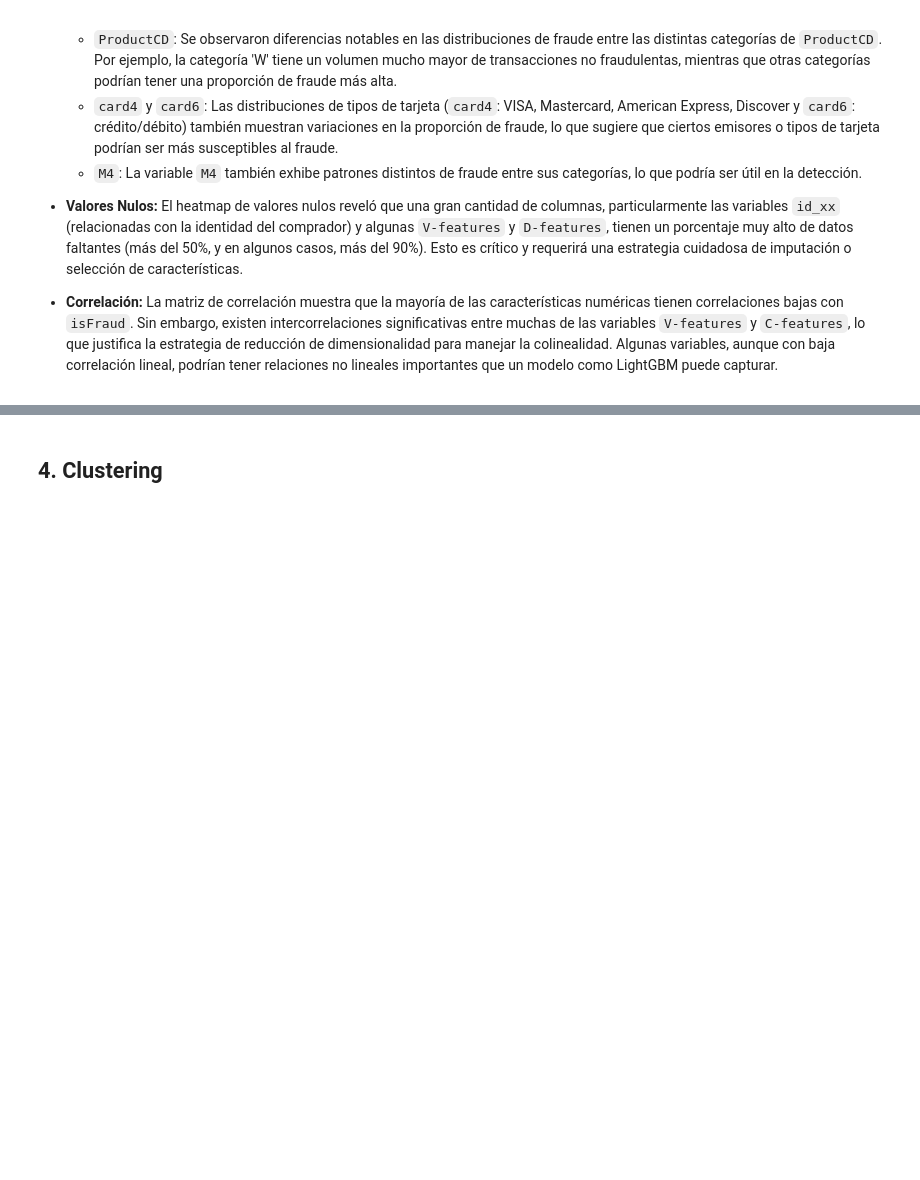
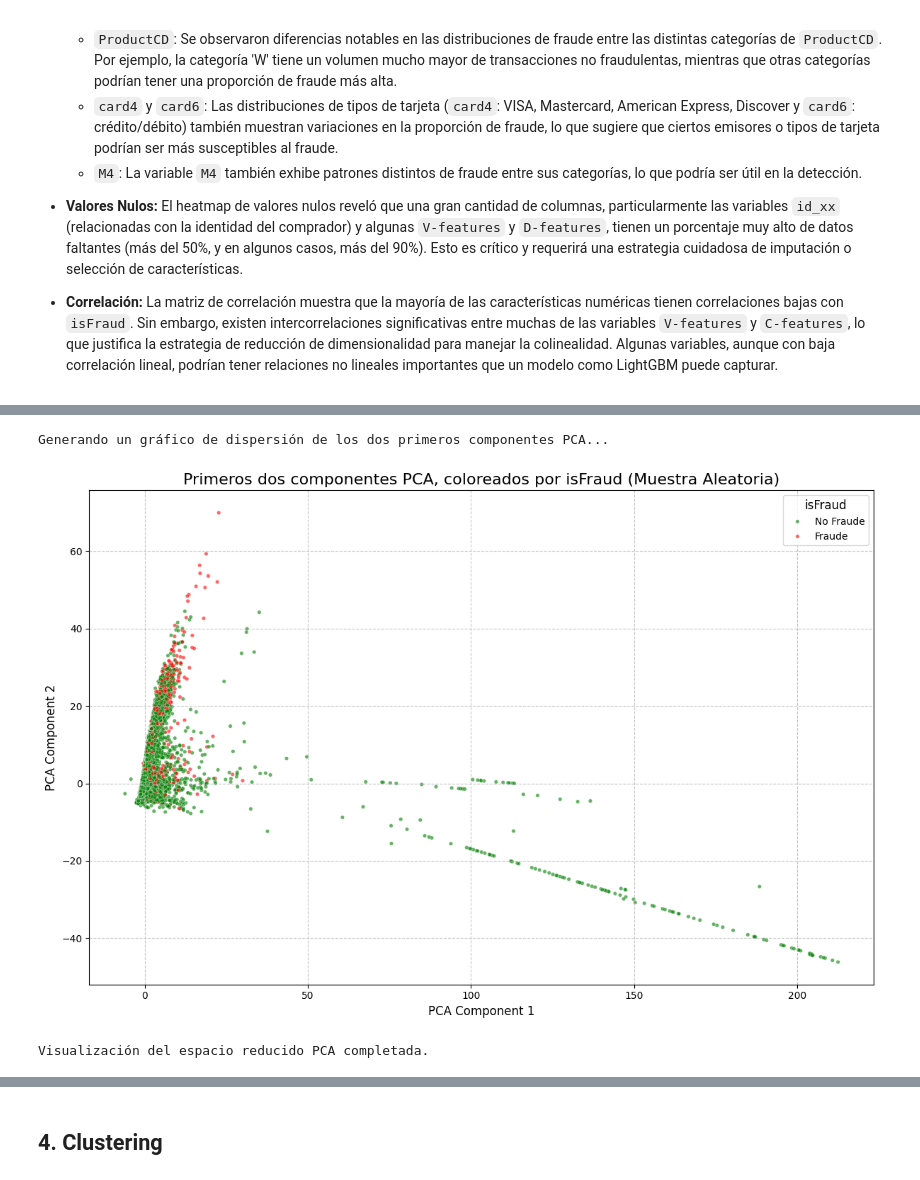
Before and after one commit to josenomberto/UTEC-CDIAV3-MCD8010, a Jupyter notebook: Proyecto02-Grupo1-jc.ipynb, the cells around one changed output, grey strips where cells are left out. Cells and saved outputs as stored; diff of their text form; code cells hidden in the pictures; blank space fills up the shorter version.

```diff
--- a/Proyecto02-Grupo1-jc.ipynb
+++ b/Proyecto02-Grupo1-jc.ipynb
@@ -570,0 +733,14 @@ for col in categorical_features:
+# %%
+print("Fusionando el DataFrame de componentes PCA con la variable objetivo 'isFraud'...")
+
+# Asegurarse de que los índices coinciden antes de la concatenación
+df_v_features_pca_components.reset_index(drop=True, inplace=True)
+y_train_pca.reset_index(drop=True, inplace=True)
+
+# 1. Concatenar el DataFrame de componentes PCA con la serie y_train_pca
+df_pca_combined = pd.concat([df_v_features_pca_components, y_train_pca], axis=1)
+
+print(f"DataFrames fusionados. Forma del nuevo DataFrame (df_pca_combined): {df_pca_combined.shape}")
+print("Primeras 5 filas de df_pca_combined:")
+display(df_pca_combined.head())
+print("Fusión completada.")
@@ -570,0 +762,38 @@ for col in categorical_features:
+# %%
+print("Generando un gráfico de dispersión de los dos primeros componentes PCA...")
+
+# 1. Definir un tamaño de muestra y tomar una muestra aleatoria
+sample_size = 50000 # Un tamaño de muestra adecuado para visualizar la densidad
+df_pca_sample = df_pca_combined.sample(n=sample_size, random_state=42)
+
+# 2. Crear el gráfico de dispersión
+plt.figure(figsize=(12, 8))
+sns.scatterplot(
+    x='PCA_Component_1',
+    y='PCA_Component_2',
+    hue='isFraud',
+    data=df_pca_sample,
+    palette={0: 'green', 1: 'red'},
+    alpha=0.6,
+    s=15 # Tamaño de los puntos
+)
+
+# 3. Añadir título y etiquetas
+plt.title('Primeros dos componentes PCA, coloreados por isFraud (Muestra Aleatoria)', fontsize=16)
+plt.xlabel('PCA Component 1', fontsize=12)
+plt.ylabel('PCA Component 2', fontsize=12)
+
+# 4. Añadir leyenda
+handles, labels = plt.gca().get_legend_handles_labels()
+plt.legend(handles=handles, labels=['No Fraude', 'Fraude'], title='isFraud', fontsize=10, title_fontsize=12)
+
+# 5. Mostrar el gráfico
+plt.grid(True, linestyle='--', alpha=0.7)
+plt.tight_layout()
+plt.show()
+
+print("Visualización del espacio reducido PCA completada.")
+# %% [output]
+Generando un gráfico de dispersión de los dos primeros componentes PCA...
+[figure, added]
+Visualización del espacio reducido PCA completada.
```
Also changed, not shown: parts of 36 cells of this notebook.
